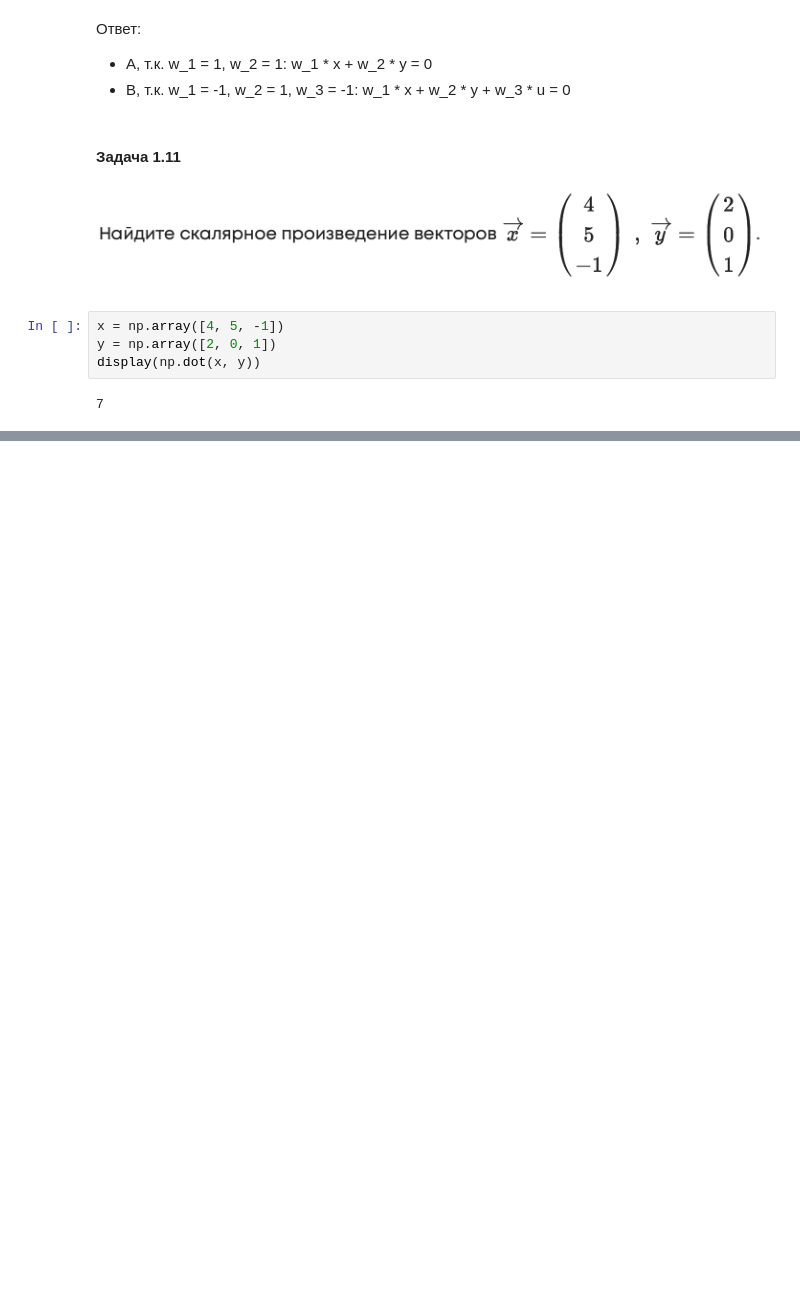
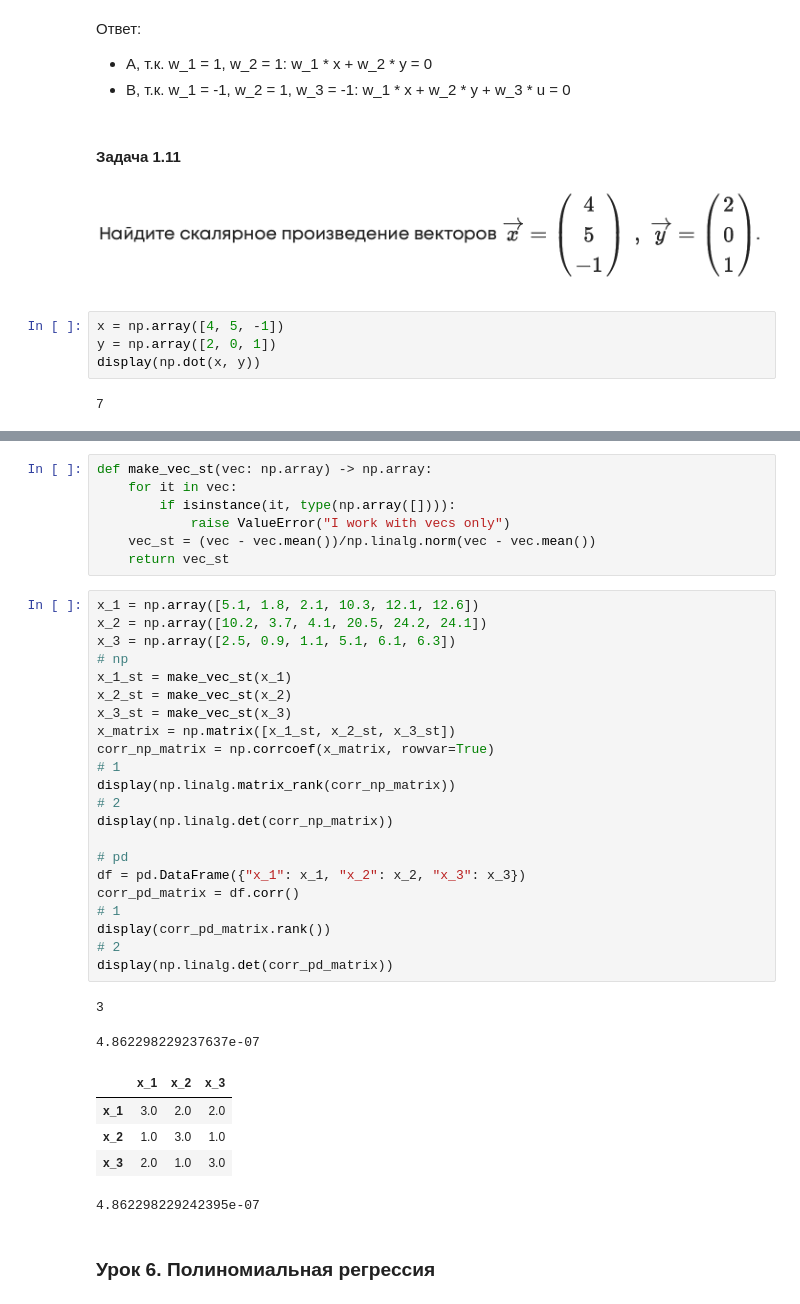
Before and after one commit to BorisSmorodin/ml_masters_new, a Jupyter notebook: linear_algebra/DraftNb.ipynb, the cells around one changed output, grey strips where cells are left out. Drawn from its saved outputs; the diff is of its cells as text; blank space fills up the shorter version.

```diff
--- a/linear_algebra/DraftNb.ipynb
+++ b/linear_algebra/DraftNb.ipynb
@@ -73,0 +1057,39 @@ display(np.dot(x, y))
+# %%
+def make_vec_st(vec: np.array) -> np.array:
+    for it in vec:
+        if isinstance(it, type(np.array([]))):
+            raise ValueError("I work with vecs only")
+    vec_st = (vec - vec.mean())/np.linalg.norm(vec - vec.mean())
+    return vec_st
+# %%
+x_1 = np.array([5.1, 1.8, 2.1, 10.3, 12.1, 12.6])
+x_2 = np.array([10.2, 3.7, 4.1, 20.5, 24.2, 24.1])
+x_3 = np.array([2.5, 0.9, 1.1, 5.1, 6.1, 6.3])
+# np
+x_1_st = make_vec_st(x_1)
+x_2_st = make_vec_st(x_2)
+x_3_st = make_vec_st(x_3)
+x_matrix = np.matrix([x_1_st, x_2_st, x_3_st])
+corr_np_matrix = np.corrcoef(x_matrix, rowvar=True)
+# 1
+display(np.linalg.matrix_rank(corr_np_matrix))
+# 2
+display(np.linalg.det(corr_np_matrix))
+
+# pd
+df = pd.DataFrame({"x_1": x_1, "x_2": x_2, "x_3": x_3})
+corr_pd_matrix = df.corr()
+# 1
+display(corr_pd_matrix.rank())
+# 2
+display(np.linalg.det(corr_pd_matrix))
+# %% [output]
+3
+4.862298229237637e-07
+|  | x_1 | x_2 | x_3 |
+| x_1 | 3.0 | 2.0 | 2.0 |
+| x_2 | 1.0 | 3.0 | 1.0 |
+| x_3 | 2.0 | 1.0 | 3.0 |
+4.862298229242395e-07
+# %% [markdown]
+### Урок 6. Полиномиальная регрессия
```
Also changed, not shown: parts of 134 cells of this notebook, 4 other files.
